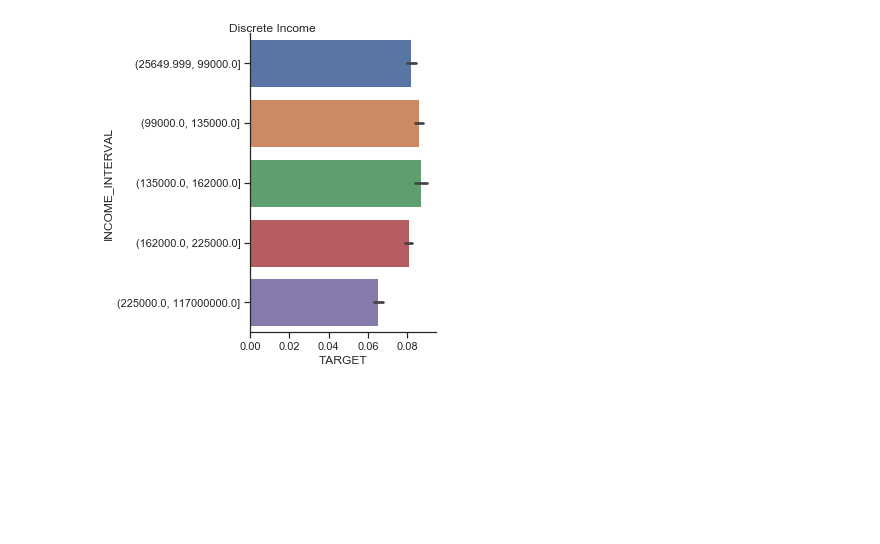
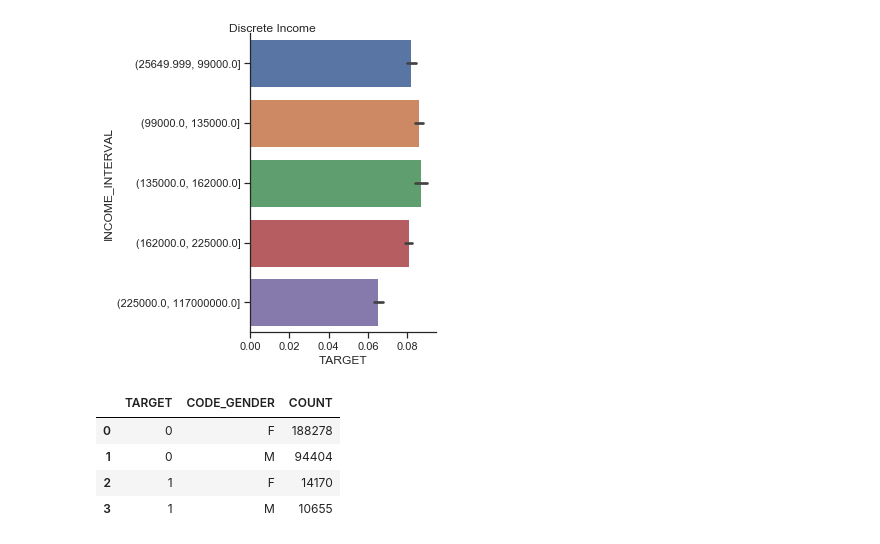
Before and after one commit to lulukuo530/2nd-ML100Days, a Jupyter notebook: Homework/Day_013_HW.ipynb, the cells around one changed output. Cells and saved outputs as stored; diff of their text form; code cells hidden in the pictures; blank space fills up the shorter version.

```diff
--- a/Homework/Day_013_HW.ipynb
+++ b/Homework/Day_013_HW.ipynb
@@ -94,3 +94,14 @@ ax2.fig.suptitle("Discrete Income")
 Text(0.5, 0.98, 'Discrete Income')
 [figure]
 [figure]
+# %%
+mydata["CODE_GENDER"] = mydata[mydata.loc[:,"CODE_GENDER"]!="XNA"]["CODE_GENDER"]
+newdata = mydata.groupby(["TARGET","CODE_GENDER"]).size().reset_index()
+newdata.rename(columns = {0:"COUNT"}, inplace = True)
+newdata
+# %% [output]
+|  | TARGET | CODE_GENDER | COUNT |
+| 0 | 0 | F | 188278 |
+| 1 | 0 | M | 94404 |
+| 2 | 1 | F | 14170 |
+| 3 | 1 | M | 10655 |
```
Also changed, not shown: parts of 2 cells of this notebook.
